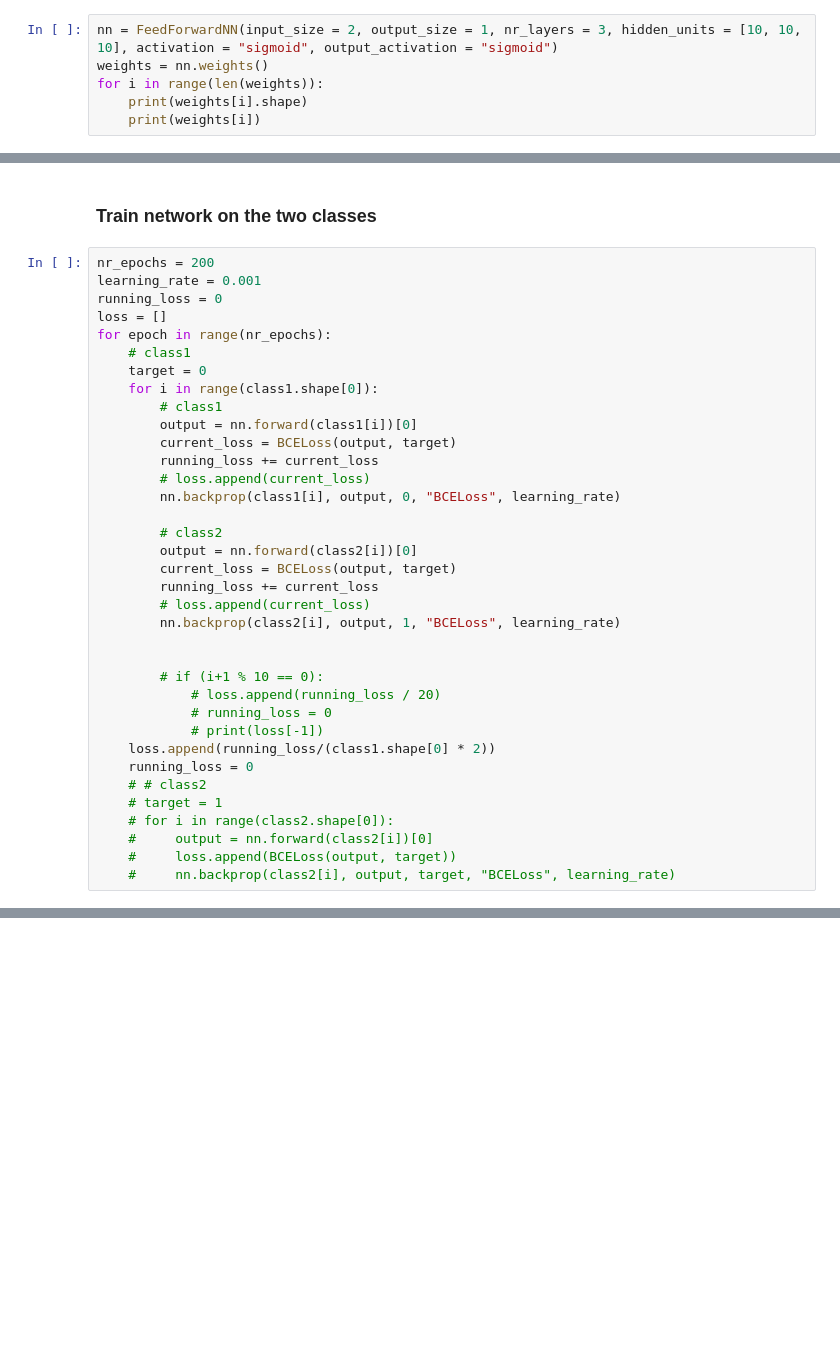
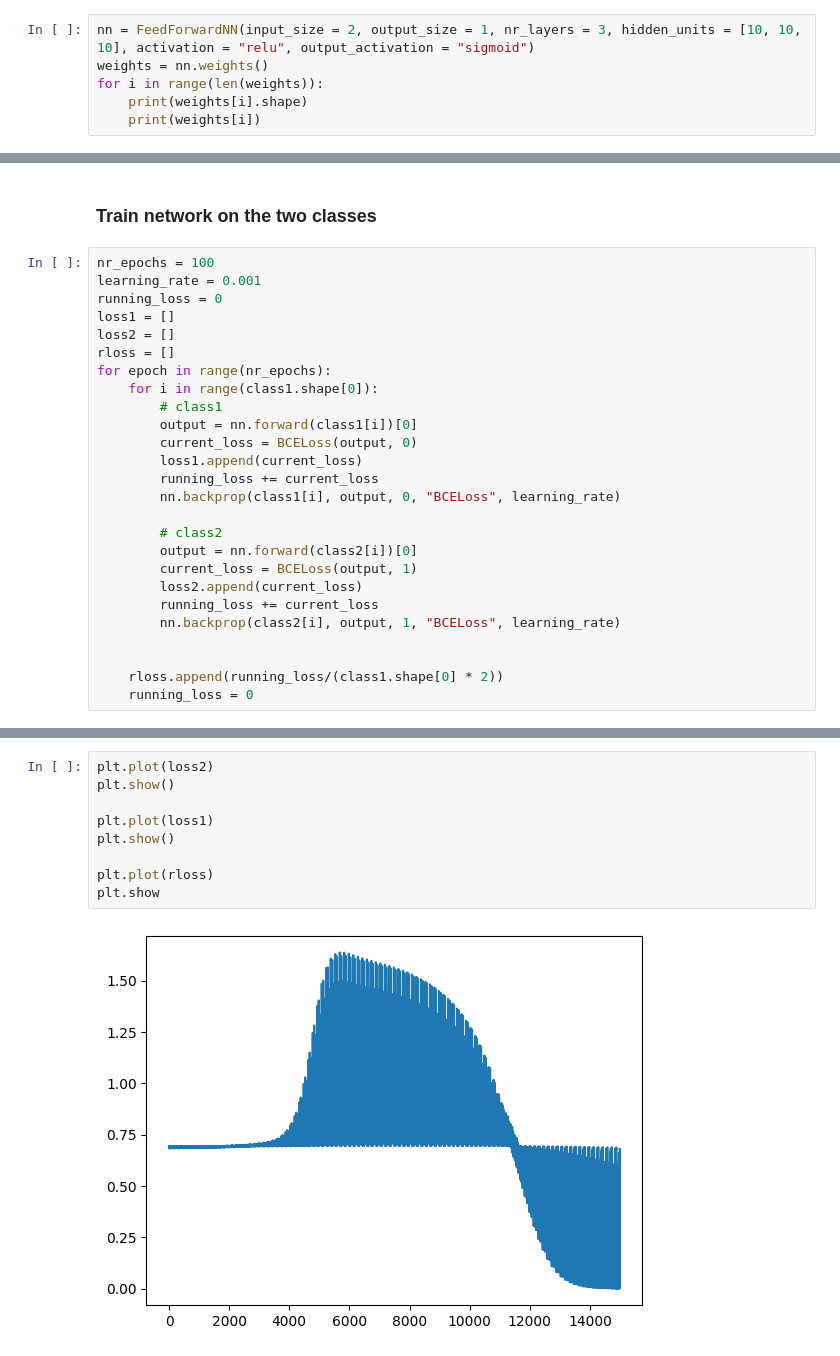
Before and after one commit to hkolstee/ML-NN_practice, a Jupyter notebook: feedforward_from_scatch/feedforward.ipynb, the cells around one changed output, grey strips where cells are left out. Drawn from its saved outputs; the diff is of its cells as text; blank space fills up the shorter version.

```diff
--- a/feedforward_from_scatch/feedforward.ipynb
+++ b/feedforward_from_scatch/feedforward.ipynb
@@ -21,7 +21,7 @@ plt.show()
 # %% [markdown]
 ### Create neural network
 # %%
-nn = FeedForwardNN(input_size = 2, output_size = 1, nr_layers = 3, hidden_units = [10, 10, 10], activation = "sigmoid", output_activation = "sigmoid")
+nn = FeedForwardNN(input_size = 2, output_size = 1, nr_layers = 3, hidden_units = [10, 10, 10], activation = "relu", output_activation = "sigmoid")
 weights = nn.weights()
 for i in range(len(weights)):
     print(weights[i].shape)
@@ -58,38 +58,28 @@ print(loss)
 # %% [markdown]
 ### Train network on the two classes
 # %%
-nr_epochs = 200
+nr_epochs = 100
 learning_rate = 0.001
 running_loss = 0
-loss = []
+loss1 = []
+loss2 = []
+rloss = []
 for epoch in range(nr_epochs):
-    # class1
-    target = 0
     for i in range(class1.shape[0]):
         # class1
         output = nn.forward(class1[i])[0]
-        current_loss = BCELoss(output, target)
+        current_loss = BCELoss(output, 0)
+        loss1.append(current_loss)
         running_loss += current_loss
-        # loss.append(current_loss)
         nn.backprop(class1[i], output, 0, "BCELoss", learning_rate)
 
         # class2
         output = nn.forward(class2[i])[0]
-        current_loss = BCELoss(output, target)
+        current_loss = BCELoss(output, 1)
+        loss2.append(current_loss)
         running_loss += current_loss
-        # loss.append(current_loss)
         nn.backprop(class2[i], output, 1, "BCELoss", learning_rate)
 
 
-        # if (i+1 % 10 == 0):
-            # loss.append(running_loss / 20)
-            # running_loss = 0
-            # print(loss[-1])
-    loss.append(running_loss/(class1.shape[0] * 2))
+    rloss.append(running_loss/(class1.shape[0] * 2))
     running_loss = 0
-    # # class2
-    # target = 1
-    # for i in range(class2.shape[0]):
-    #     output = nn.forward(class2[i])[0]
-    #     loss.append(BCELoss(output, target))
-    #     nn.backprop(class2[i], output, target, "BCELoss", learning_rate)
@@ -100,0 +86,11 @@ plt.show()
+# %%
+plt.plot(loss2)
+plt.show()
+
+plt.plot(loss1)
+plt.show()
+
+plt.plot(rloss)
+plt.show
+# %% [output]
+[figure, added]
```
Also changed, not shown: parts of 5 cells of this notebook, 1 other file.
